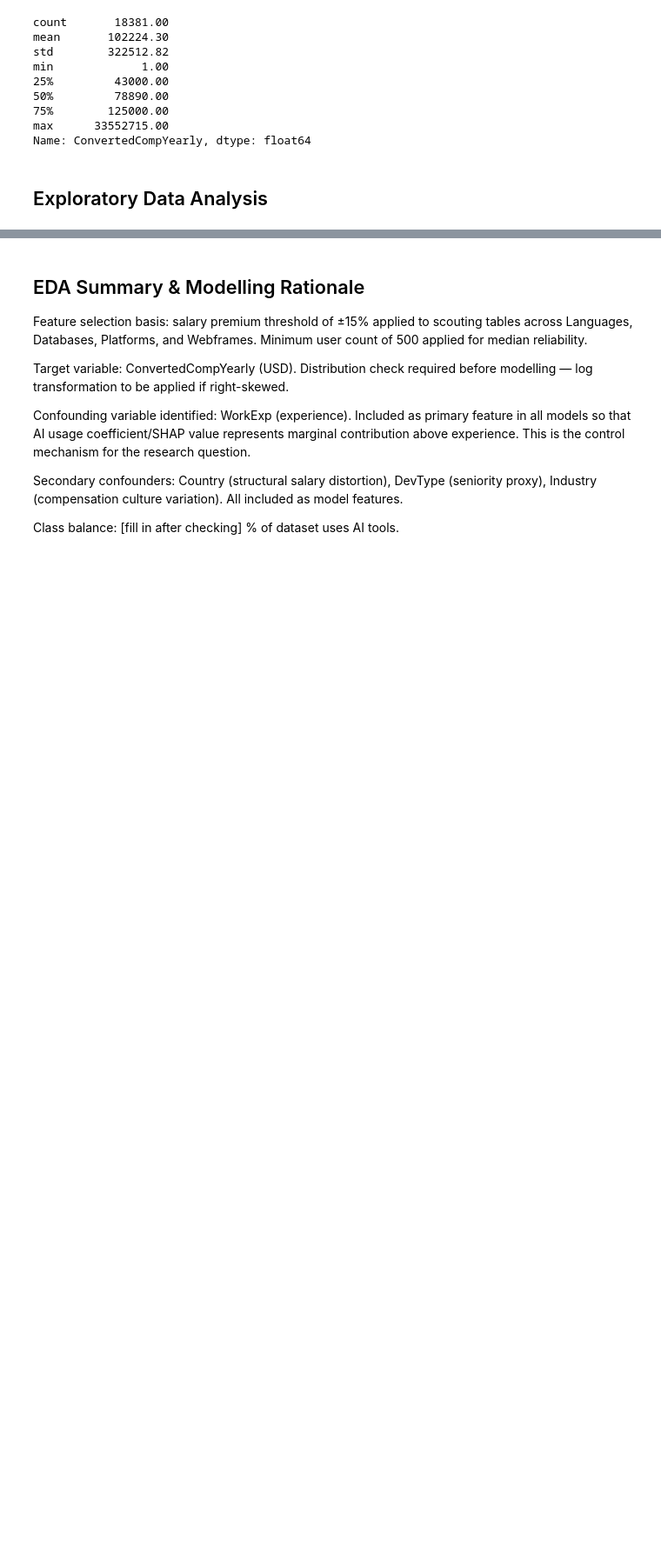
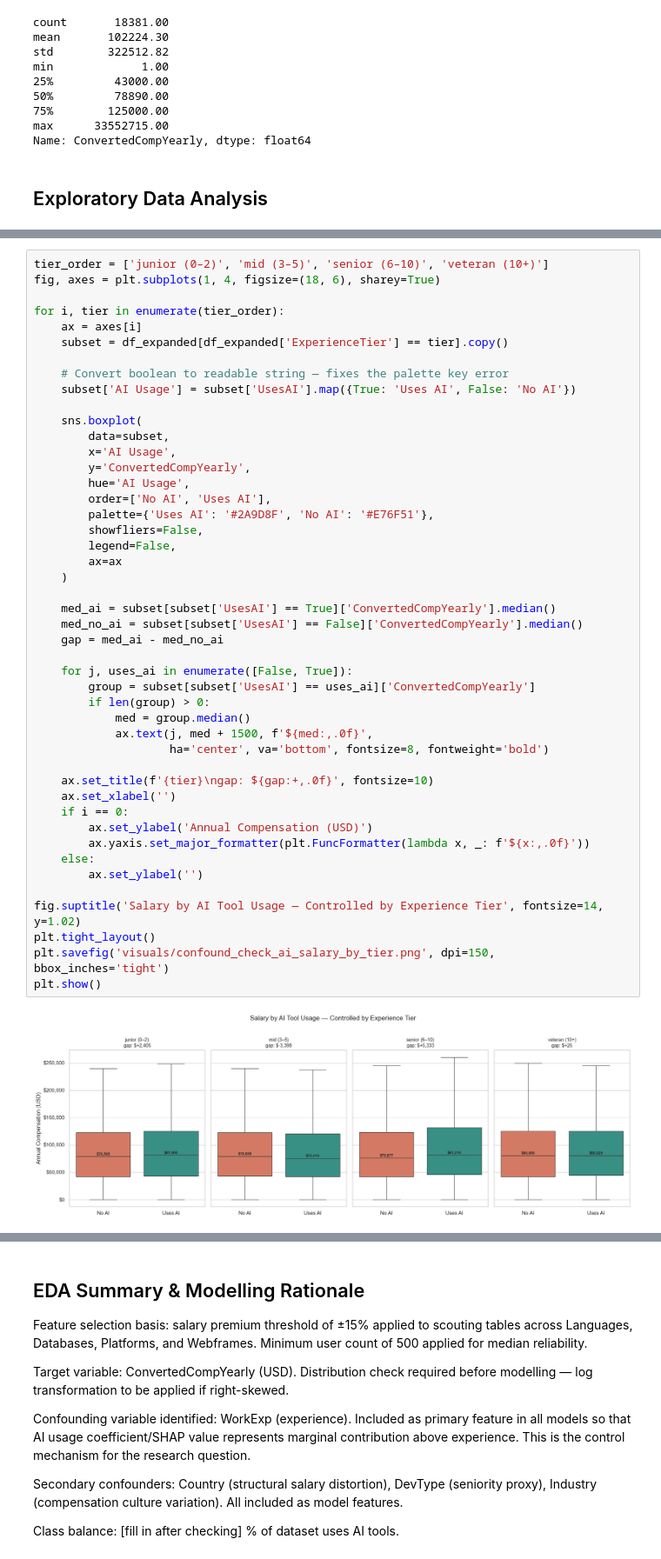
Before and after one commit to Tessa-Saumu/stack_overflow, a Jupyter notebook: eda_notebook.ipynb, the cells around one changed output, grey strips where cells are left out. Shown at 87% size. Saved outputs shown, nothing was run; the diff lists cells and outputs as text; blank space fills up the shorter version.

```diff
--- a/eda_notebook.ipynb
+++ b/eda_notebook.ipynb
@@ -668,0 +796,48 @@ Category: Web Frameworks
+# %%
+tier_order = ['junior (0–2)', 'mid (3–5)', 'senior (6–10)', 'veteran (10+)']
+fig, axes = plt.subplots(1, 4, figsize=(18, 6), sharey=True)
+
+for i, tier in enumerate(tier_order):
+    ax = axes[i]
+    subset = df_expanded[df_expanded['ExperienceTier'] == tier].copy()
+
+    # Convert boolean to readable string — fixes the palette key error
+    subset['AI Usage'] = subset['UsesAI'].map({True: 'Uses AI', False: 'No AI'})
+
+    sns.boxplot(
+        data=subset,
+        x='AI Usage',
+        y='ConvertedCompYearly',
+        hue='AI Usage',
+        order=['No AI', 'Uses AI'],
+        palette={'Uses AI': '#2A9D8F', 'No AI': '#E76F51'},
+        showfliers=False,
+        legend=False,
+        ax=ax
+    )
+
+    med_ai = subset[subset['UsesAI'] == True]['ConvertedCompYearly'].median()
+    med_no_ai = subset[subset['UsesAI'] == False]['ConvertedCompYearly'].median()
+    gap = med_ai - med_no_ai
+
+    for j, uses_ai in enumerate([False, True]):
+        group = subset[subset['UsesAI'] == uses_ai]['ConvertedCompYearly']
+        if len(group) > 0:
+            med = group.median()
+            ax.text(j, med + 1500, f'${med:,.0f}',
+                    ha='center', va='bottom', fontsize=8, fontweight='bold')
+
+    ax.set_title(f'{tier}\ngap: ${gap:+,.0f}', fontsize=10)
+    ax.set_xlabel('')
+    if i == 0:
+        ax.set_ylabel('Annual Compensation (USD)')
+        ax.yaxis.set_major_formatter(plt.FuncFormatter(lambda x, _: f'${x:,.0f}'))
+    else:
+        ax.set_ylabel('')
+
+fig.suptitle('Salary by AI Tool Usage — Controlled by Experience Tier', fontsize=14, y=1.02)
+plt.tight_layout()
+plt.savefig('visuals/confound_check_ai_salary_by_tier.png', dpi=150, bbox_inches='tight')
+plt.show()
+# %% [output]
+[figure, added]
```
Also changed, not shown: parts of 30 cells of this notebook, 10 other files.
